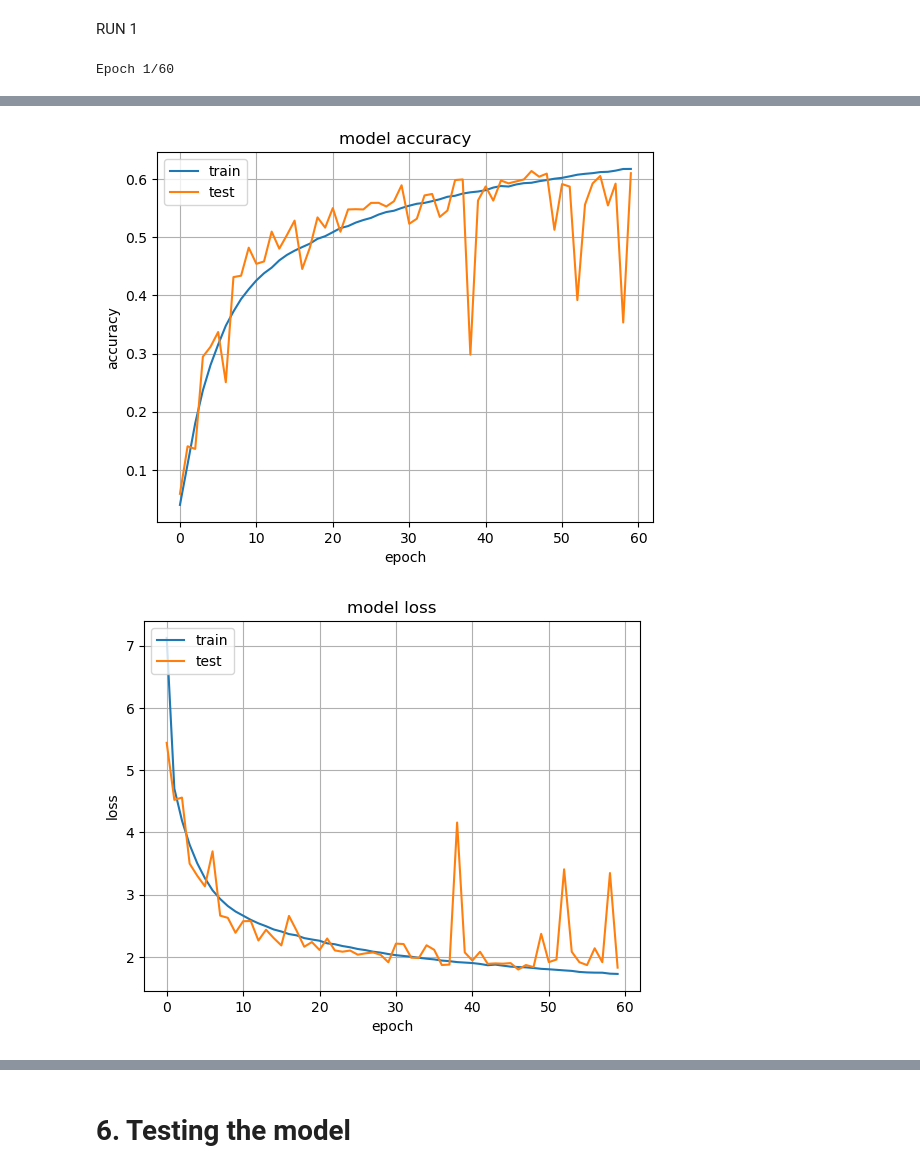
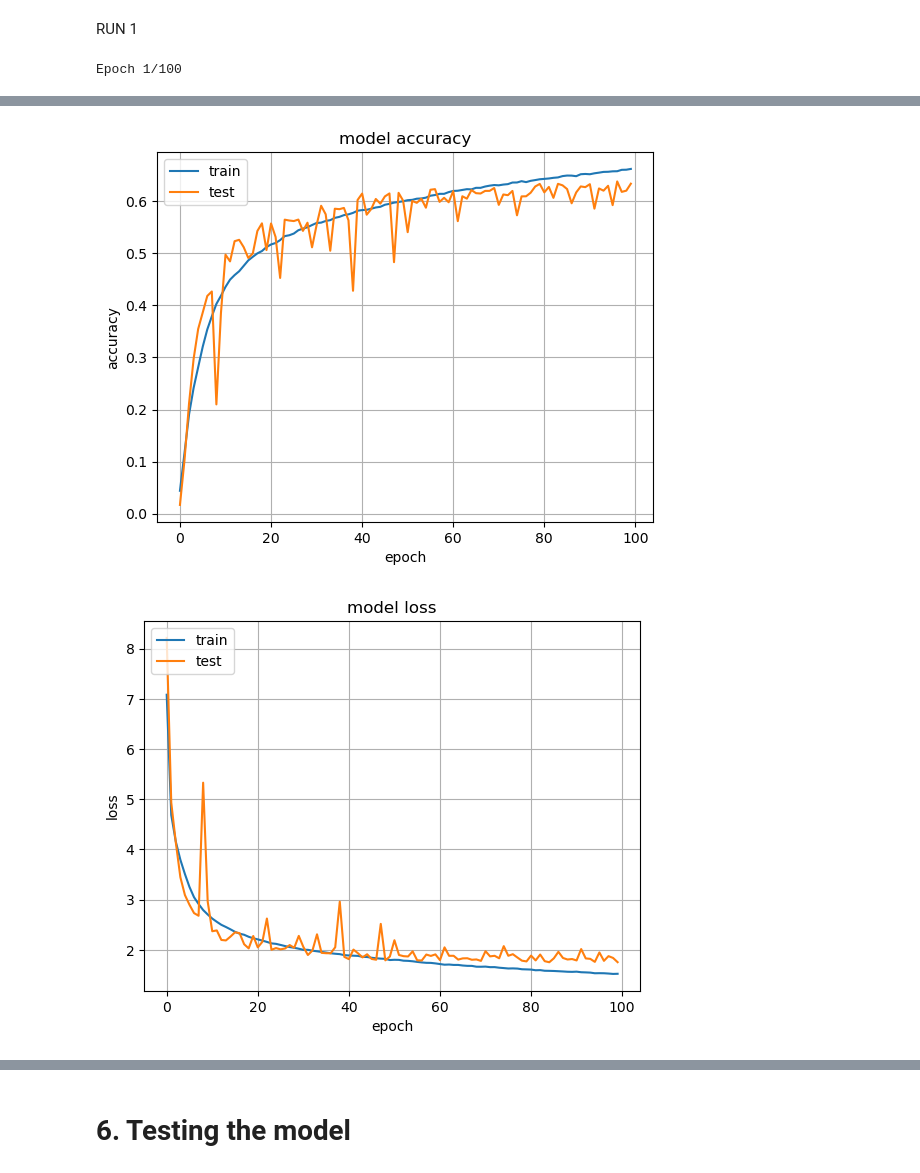
Before and after one commit to mdarfan357/Pictionary, a Jupyter notebook: QuickDraw_final.ipynb, the cells around one changed output, grey strips where cells are left out. Cells and saved outputs as stored; diff of their text form; code cells hidden in the pictures.

```diff
--- a/QuickDraw_final.ipynb
+++ b/QuickDraw_final.ipynb
@@ -298,7 +298,7 @@ else:
     history = model.fit(
         x=aug.flow(tr_x, tr_Y, batch_size=batch_size,shuffle=True),
         validation_data=(tst_x,tst_Y),
-        epochs=60,
+        epochs=100,
         callbacks=callbacks)
 
 print(history.history.keys())
@@ -321,4 +321,4 @@ plt.legend(['train', 'test'], loc='upper left')
 plt.grid()
 plt.show()
 # %% [output]
-Epoch 1/60
+Epoch 1/100
@@ -342,6 +342,6 @@ Epoch 60/60
 dict_keys(['loss', 'accuracy', 'val_loss', 'val_accuracy'])
-[figure, old version]
+[figure, new version]
-[figure, old version]
+[figure, new version]
 # %%
 gc.collect()
 # %% [output]
```
Also changed, not shown: parts of 7 cells of this notebook.
